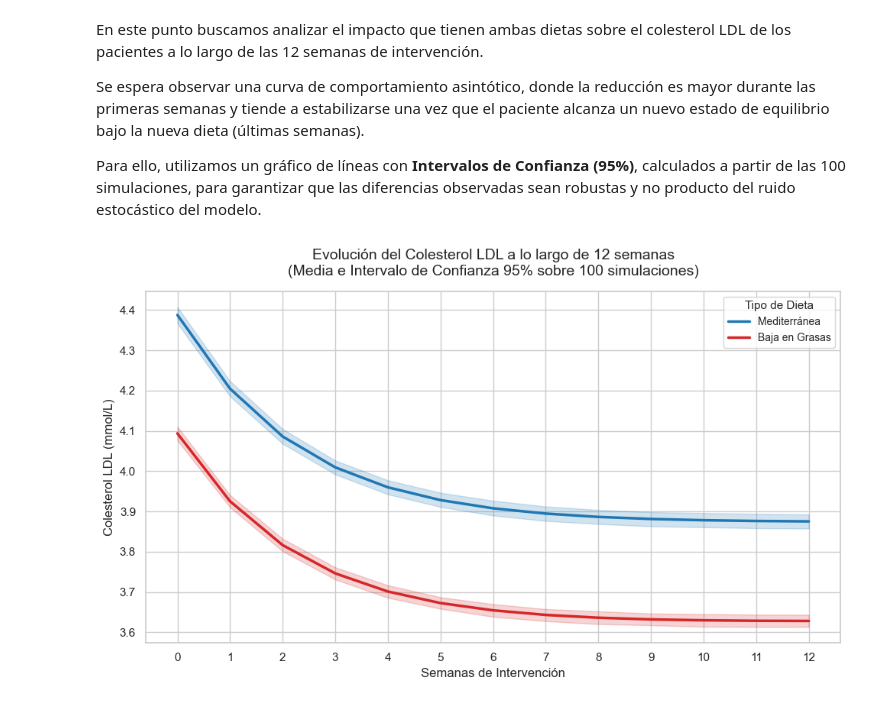
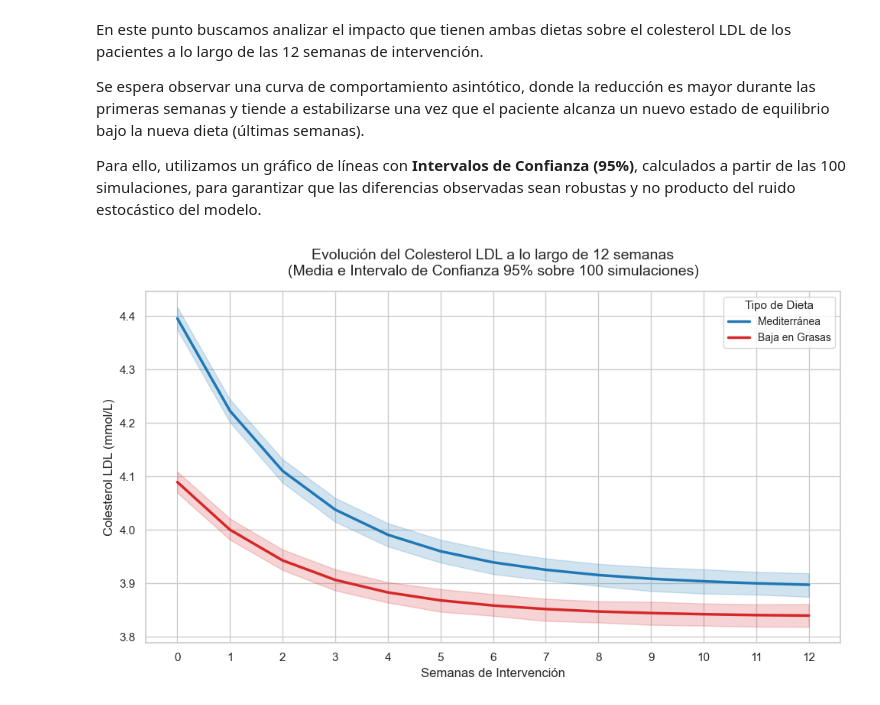
Before and after one commit to alexxgonzalezz/TFG_CardiovascularABM, a Jupyter notebook: analysis/analisisResultados.ipynb, the cells around one changed output. Saved outputs shown, nothing was run; the diff lists cells and outputs as text; code cells hidden in the pictures.

```diff
--- a/analysis/analisisResultados.ipynb
+++ b/analysis/analisisResultados.ipynb
@@ -242,29 +566,29 @@ Para ello, utilizamos un gráfico de líneas con **Intervalos de Confianza (95%)
 # %%
 # Dibujar gráfico de líneas con Intervalos de Confianza al 95%
 # Configuración del estilo
 sns.set_theme(style="whitegrid")
 plt.figure(figsize=(10, 6))
 
 # Crear gráfica de evolución temporal
 grafica = sns.lineplot(
-    data=df,
+    data=df_historial_activos,
     x='Step',
     y='Colesterol_LDL',
     hue='Grupo',
     palette=['#1f77b4', '#d62728'],
     linewidth=2.5
 )
 
 # Título y etiquetas
 plt.title('Evolución del Colesterol LDL a lo largo de 12 semanas\n(Media e Intervalo de Confianza 95% sobre 100 simulaciones)', fontsize=14, pad=15)
 plt.xlabel('Semanas de Intervención', fontsize=12)
 plt.ylabel('Colesterol LDL (mmol/L)', fontsize=12)
 plt.xticks(range(0, 13))
 plt.legend(title='Tipo de Dieta', title_fontsize='11', fontsize='10')
 plt.tight_layout()
 plt.show()
 # %% [output]
-[figure, old version]
+[figure, new version]
 # %%
 # 1. Quedarnos con los datos iniciales y finales para comparar
 df_violines = df_historial_activos[df_historial_activos['Step'].isin([0, 12])].copy()
```
Also changed, not shown: parts of 18 cells of this notebook, 3 other files.
